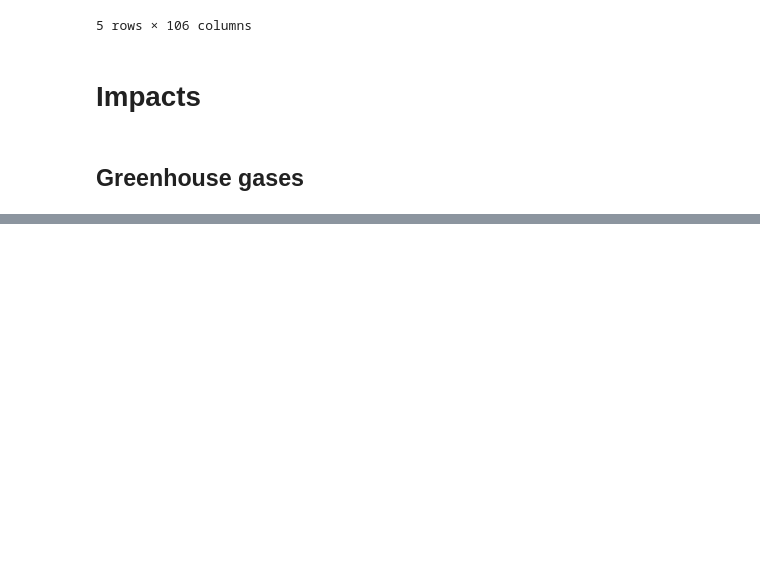
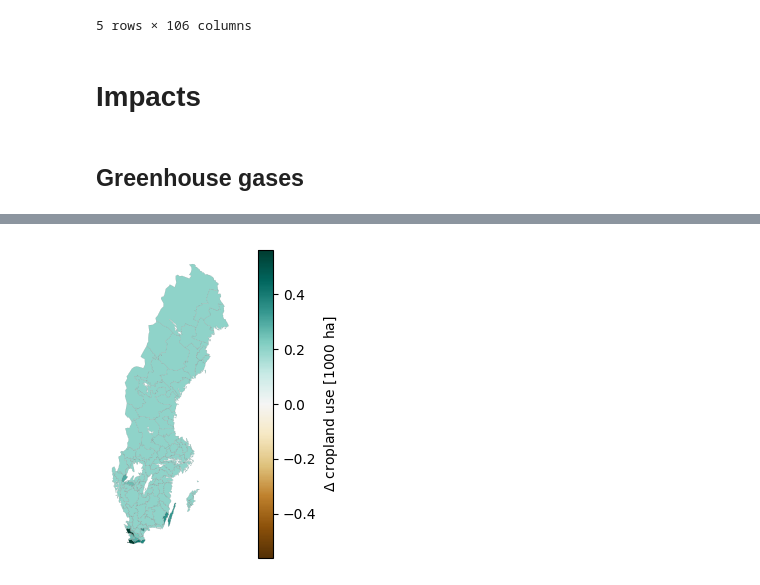
Before and after one commit to wanecek/eitm01-scenarios, a Jupyter notebook: analysis.ipynb, the cells around one changed output, grey strips where cells are left out. Saved outputs shown, nothing was run; the diff lists cells and outputs as text; code cells hidden in the pictures; blank space fills up the shorter version.

```diff
--- a/analysis.ipynb
+++ b/analysis.ipynb
@@ -411,0 +459,17 @@ fig.subplots_adjust(wspace=0.3, hspace=0.5, bottom=.15)
+# %%
+plot_data = (
+    session.get_attr('C','area',{'region':None,'crop':'land_use'}).xs('cropland', level='land_use', axis=1)
+    /1000
+)
+plot_data = (plot_data - plot_data.loc[('BASELINE','2020')])
+
+fig,ax = plt.subplots(figsize=(6,4))
+
+map_data = plot_data.iloc[-1]
+lim = abs(map_data).quantile(0.99)
+plot.map_from_series(map_data, ax=ax, vmin=-lim, vmax=lim, cmap='BrBG', edgecolor='grey', legend_kwds={'label': r'$\Delta$ cropland use [1000 ha]'})
+ax.axis('off')
+
+plt.show()
+# %% [output]
+[figure, added]
```
Also changed, not shown: parts of 6 cells of this notebook.
